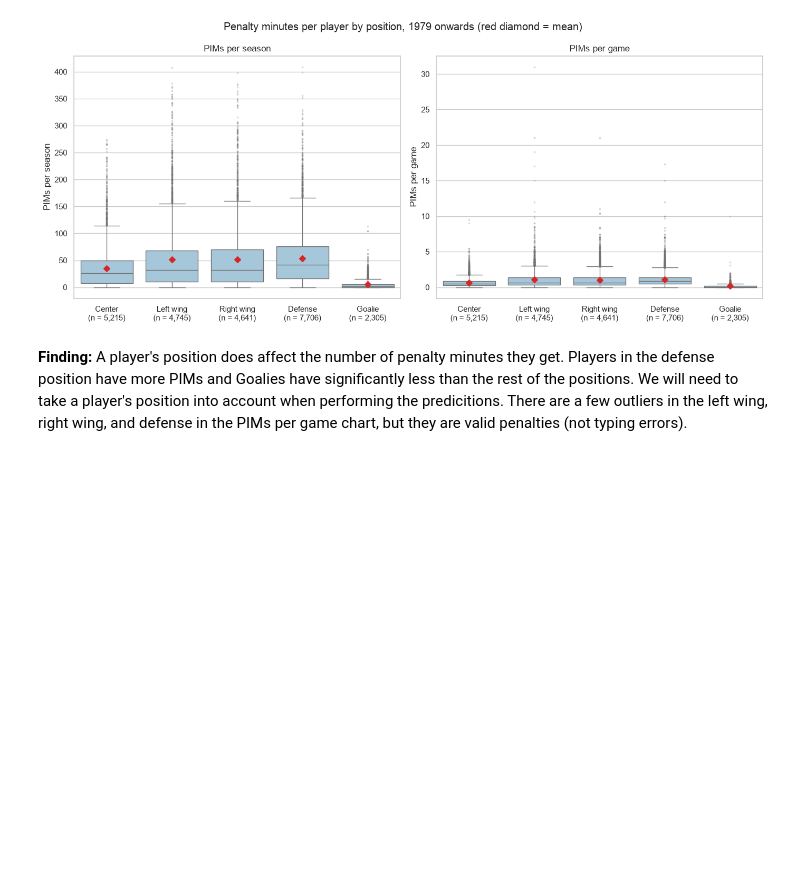
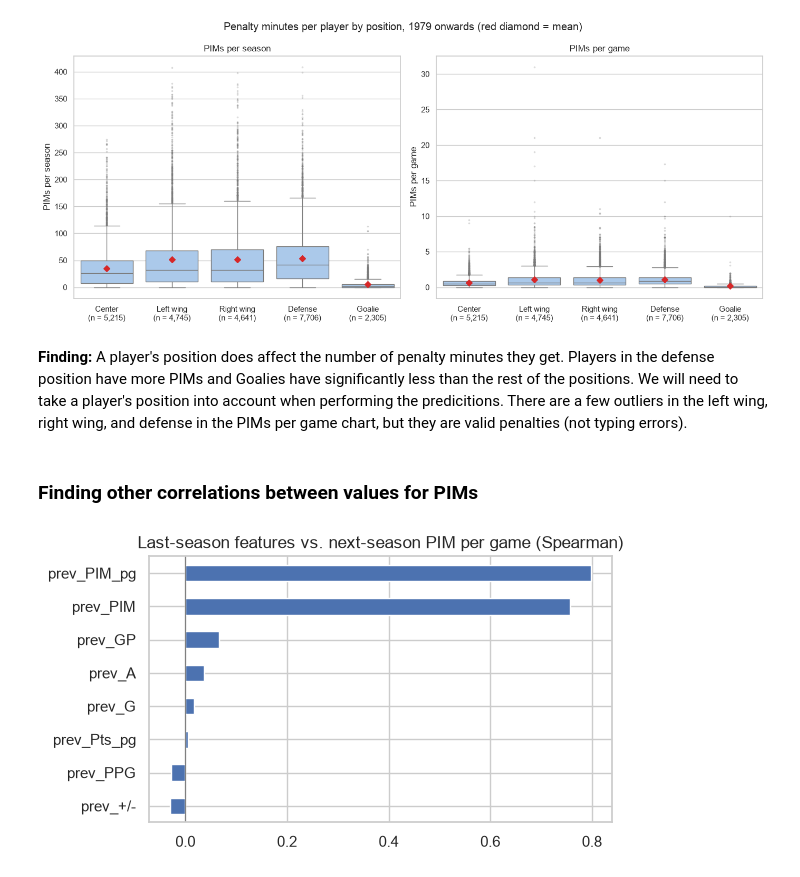
Before and after one commit to Nathan-Pinheiro/AC_hockey_predictions, a Jupyter notebook: data_analysis.ipynb, the cells around one changed output. Drawn from its saved outputs; the diff is of its cells as text; code cells hidden in the pictures; blank space fills up the shorter version.

```diff
--- a/data_analysis.ipynb
+++ b/data_analysis.ipynb
@@ -592,3 +590,30 @@ plt.show()
 [figure]
 # %% [markdown]
 **Finding:** A player's position does affect the number of penalty minutes they get. Players in the defense position have more PIMs and Goalies have significantly less than the rest of the positions. We will need to take a player's position into account when performing the predicitions. There are a few outliers in the left wing, right wing, and defense in the PIMs per game chart, but they are valid penalties (not typing errors).
+# %% [markdown]
+### Finding other correlations between values for PIMs
+# %%
+scoring_1979 = scoring_1979.copy()
+
+pim_correlation = (scoring_1979.groupby(["playerID", "year"])[["GP", "G", "A", "Pts", "PIM", "+/-", "PPG"]]
+       .sum().reset_index().sort_values(["playerID", "year"]))
+pim_correlation["PIM_pg"] = pim_correlation.PIM / pim_correlation.GP
+pim_correlation["Pts_pg"] = pim_correlation.Pts / pim_correlation.GP
+
+grouped_pim = pim_correlation.groupby("playerID")
+lag_cols = ["PIM_pg", "PIM", "GP", "Pts_pg", "+/-", "PPG", "G", "A"]
+for c in lag_cols:
+    pim_correlation[f"prev_{c}"] = grouped_pim[c].shift(1)
+pim_correlation["prev_year"] = grouped_pim["year"].shift(1)
+
+pairs = pim_correlation[(pim_correlation.prev_year == pim_correlation.year.sub(1).where(pims_player_df["year"] != 2005, 2003)) & (pim_correlation.prev_GP >= 20)]
+corr = (pairs[[f"prev_{c}" for c in lag_cols]]
+        .corrwith(pairs["PIM_pg"], method="spearman")
+        .sort_values())
+
+ax = corr.plot.barh(figsize=(6, 3.5))
+ax.set_title("Last-season features vs. next-season PIM per game (Spearman)")
+ax.axvline(0, color="grey", lw=0.8)
+plt.tight_layout()
+# %% [output]
+[figure, added]
```
Also changed, not shown: parts of 6 cells of this notebook, 4 other files.
